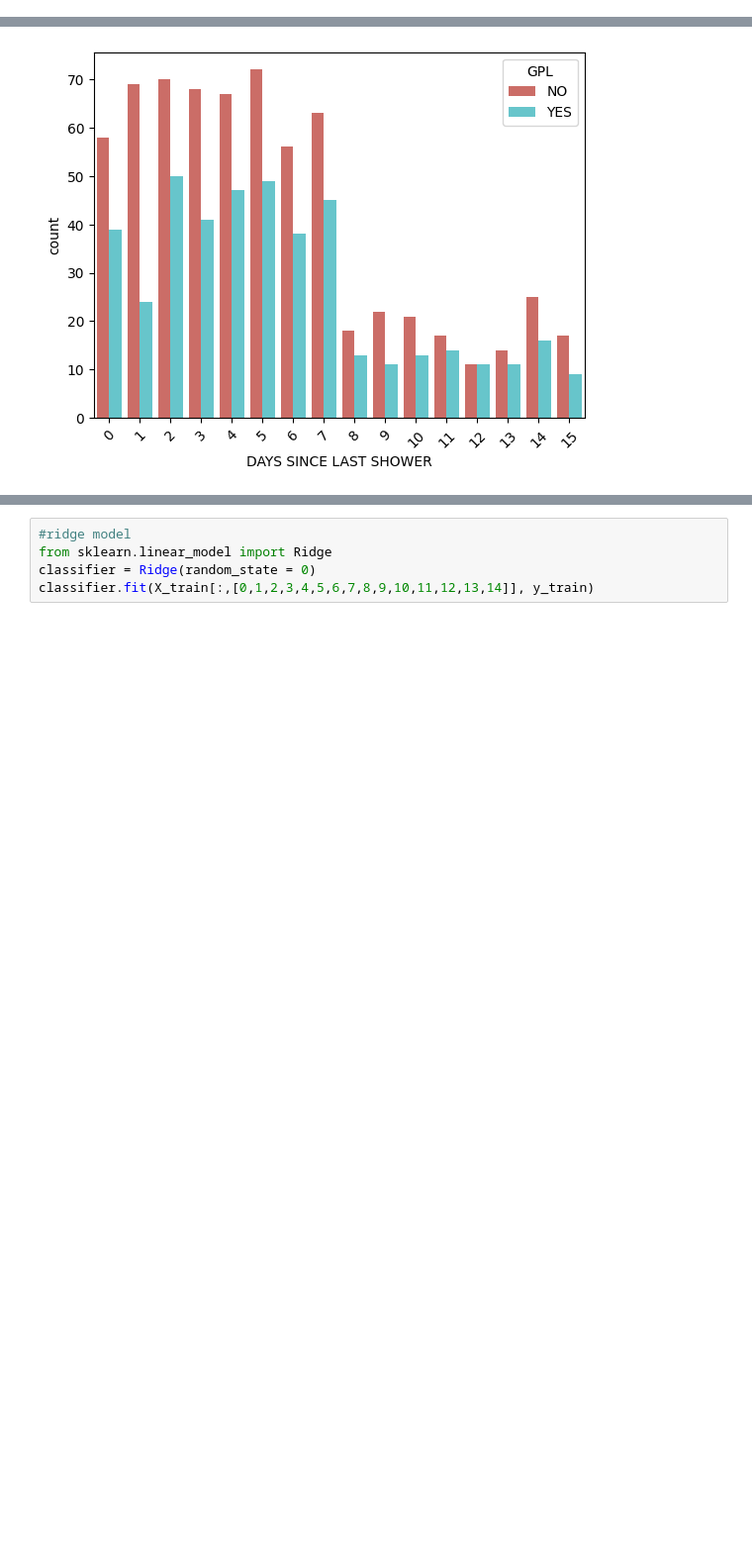
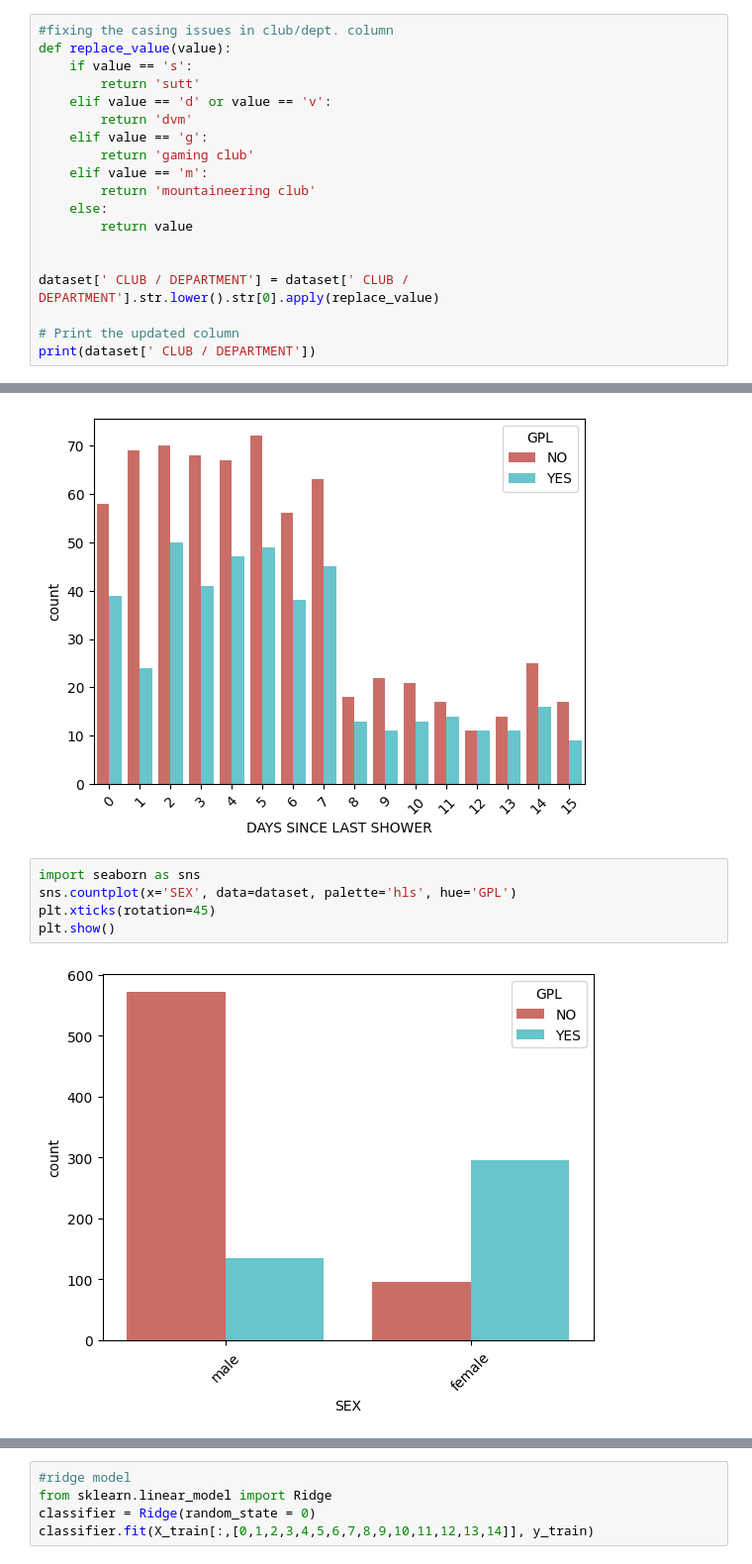
Before and after one commit to JaiVR/suttmltask_1, a Jupyter notebook: sutt_task1.ipynb, the cells around one changed output, grey strips where cells are left out. Shown: that part at 99% size. Saved outputs shown, nothing was run; the diff lists cells and outputs as text; blank space fills up the shorter version.

```diff
--- a/sutt_task1.ipynb
+++ b/sutt_task1.ipynb
@@ -44,3 +44,22 @@ print(X)
 print(y)
 # %% [output]
 ['NO' 'YES' 'YES' ... 'NO' 'NO' 'YES']
+# %%
+#fixing the casing issues in club/dept. column
+def replace_value(value):
+    if value == 's':
+        return 'sutt'
+    elif value == 'd' or value == 'v':
+        return 'dvm'
+    elif value == 'g':
+        return 'gaming club'
+    elif value == 'm':
+        return 'mountaineering club'
+    else:
+        return value
+
+
+dataset[' CLUB / DEPARTMENT'] = dataset[' CLUB / DEPARTMENT'].str.lower().str[0].apply(replace_value)
+
+# Print the updated column
+print(dataset[' CLUB / DEPARTMENT'])
@@ -222,3 +213,10 @@ plt.xticks(rotation=45)
 plt.show()
 # %% [output]
 [figure]
+# %%
+import seaborn as sns
+sns.countplot(x='SEX', data=dataset, palette='hls', hue='GPL')
+plt.xticks(rotation=45)
+plt.show()
+# %% [output]
+[figure, added]
```
Also changed, not shown: parts of 6 cells of this notebook.
